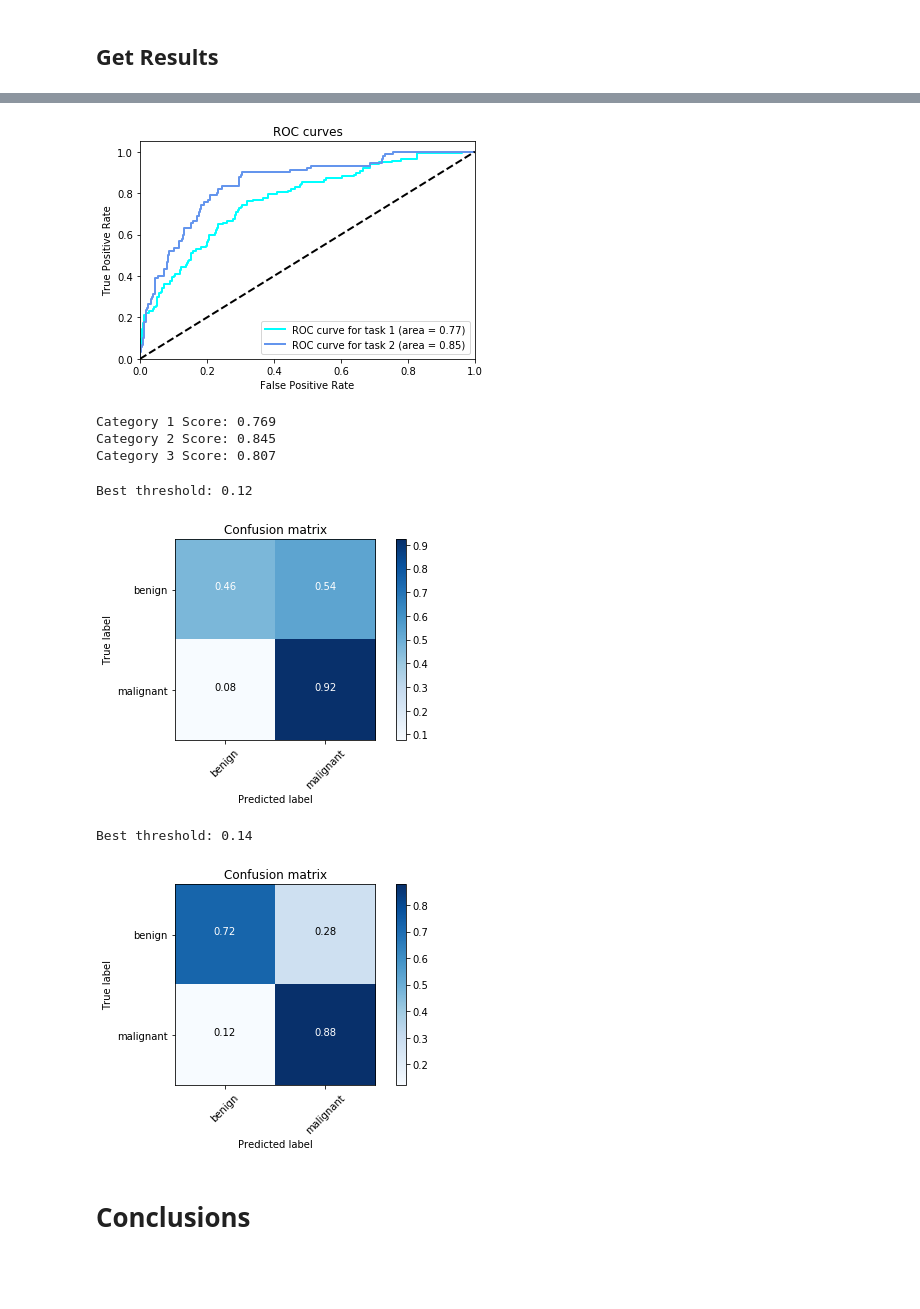
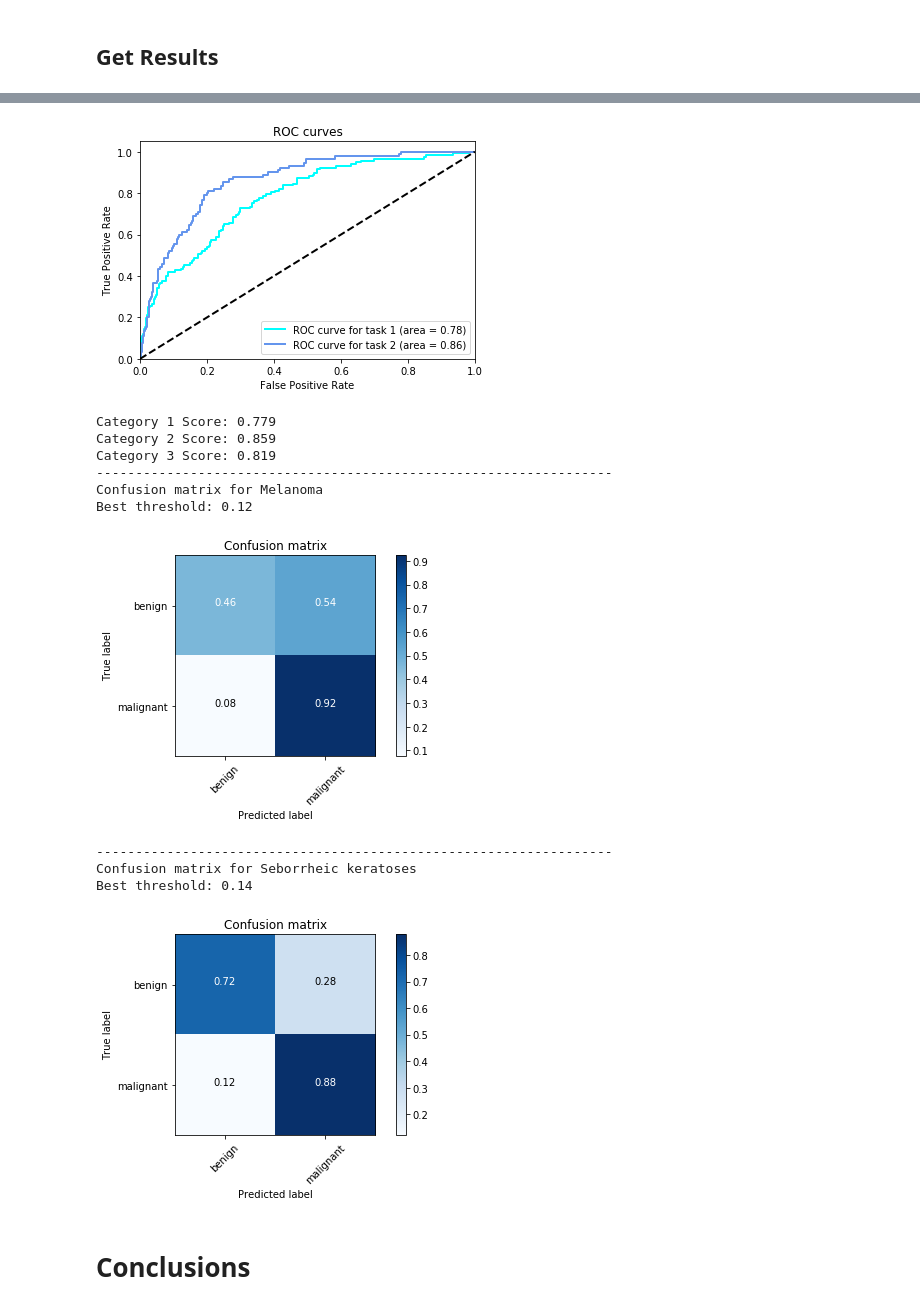
Before and after one commit to soheilpaper/dermatologist-ai, a Jupyter notebook: dermatologist-ai.ipynb, the cells around one changed output, grey strips where cells are left out. Drawn from its saved outputs; the diff is of its cells as text; code cells hidden in the pictures; blank space fills up the shorter version.

```diff
--- a/dermatologist-ai.ipynb
+++ b/dermatologist-ai.ipynb
@@ -72,7 +95,6 @@ loaders = {'train' : train_loader, 'valid': valid_loader, 'test': test_loader}
 # %%
 import torchvision.models as models
 import torch.nn as nn
-
 
 ## Specify model architecture
 model_transfer = models.densenet161(pretrained=True)
@@ -83,18 +105,13 @@ for param in model_transfer.features.parameters():
 
 n_inputs = model_transfer.classifier.in_features
 
-last_layer = nn.Sequential(nn.Dropout(0.25),
+# my own classifier that will be trained
+model_transfer.classifier = nn.Sequential(nn.Dropout(0.25),
                           nn.Linear(n_inputs, 256),
                           nn.ReLU(),
                           nn.Dropout(0.25),
                           nn.BatchNorm1d(256),
-                          nn.Linear(256, 3),
-                          )
-
-# new layers automatically have requires_grad = True
-#last_layer = nn.Linear(n_inputs, 3)
-
-model_transfer.classifier = last_layer
+                          nn.Linear(256, 3))
 
 use_cuda = torch.cuda.is_available()
 
@@ -281,7 +318,2 @@ Test Accuracy: 72% (433/600)
 # %%
-predictions = predictions.as_matrix(columns=['task_1', 'task_2'])
+predictions = predictions.values(columns=['task_1', 'task_2'])
-# %%
-def get_predictions(file):
-    # get ground truth labels for test dataset
-    predictions = pd.read_csv(file)
-    return truth.as_matrix(columns=["task_1", "task_2"])
@@ -318,23 +320,34 @@ def plot_best_confusion_matrix(y_true, y_pred, costs=(1,1)):
-# %%
-from get_results import plot_roc_auc, plot_confusion_matrix
-
-y_true = get_predictions('ground_truth.csv')
-
-plot_roc_auc(y_true, predictions)
-# %% [output]
-[figure, removed]
-Category 1 Score: 0.769
-Category 2 Score: 0.845
-Category 3 Score: 0.807
-# %%
-plot_best_confusion_matrix(y_true[:, 0], predictions[:, 0], costs=(1,10))
-# %% [output]
-Best threshold: 0.12
-[figure, removed]
-# %%
-plot_best_confusion_matrix(y_true[:, 1], predictions[:, 1], costs=(1,10))
-# %% [output]
-Best threshold: 0.14
-[figure, removed]
+# %%
+def get_predictions(file_name, first_column=1):
+    predictions = pd.read_csv(file_name)
+    return predictions.values[:,first_column:].astype(float)
+# %%
+import numpy as np
+import pandas as pd
+from get_results import plot_roc_auc, plot_confusion_matrix
+from results_helper import plot_best_confusion_matrix
+
+y_true = get_predictions('ground_truth.csv')
+predictions = get_predictions('predictions.csv', 2)
+
+plot_roc_auc(y_true, predictions)
+
+for i, disease in enumerate(['Melanoma', 'Seborrheic keratoses']):
+    print('------------------------------------------------------------------')
+    print('Confusion matrix for ' + disease)
+    plot_best_confusion_matrix(y_true[:, i], predictions[:, i], costs=(1,10))
+# %% [output]
+[figure, added]
+Category 1 Score: 0.779
+Category 2 Score: 0.859
+Category 3 Score: 0.819
+------------------------------------------------------------------
+Confusion matrix for Melanoma
+Best threshold: 0.12
+[figure, added]
+------------------------------------------------------------------
+Confusion matrix for Seborrheic keratoses
+Best threshold: 0.14
+[figure, added]
 # %% [markdown]
 # Conclusions
```
Also changed, not shown: parts of 18 cells of this notebook, 1 other file.
